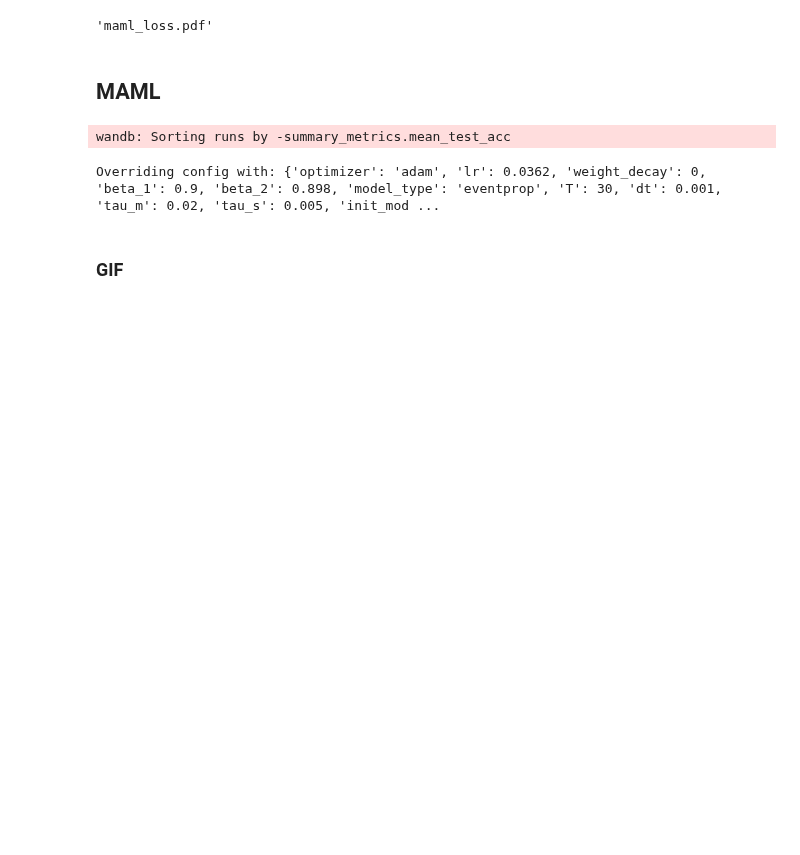
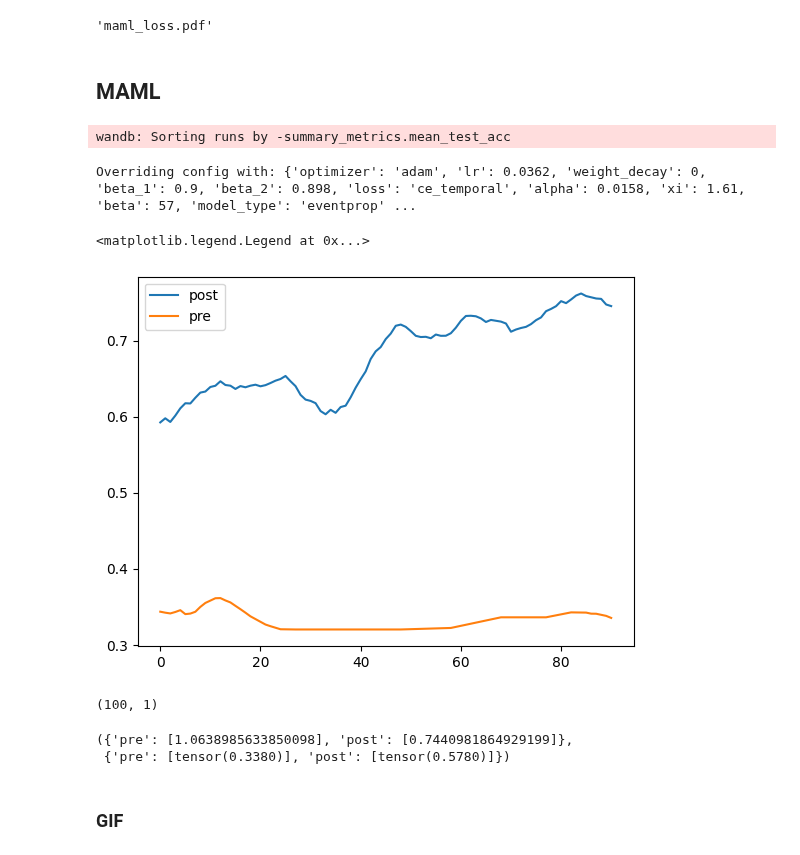
Before and after one commit to GabrielBena/pytorch-eventprop, a Jupyter notebook: scripts/meta-learning/MAML.ipynb, the cells around one changed output. Cells and saved outputs as stored; diff of their text form; code cells hidden in the pictures; blank space fills up the shorter version.

Commit message:
main wandb training

```diff
--- a/scripts/meta-learning/MAML.ipynb
+++ b/scripts/meta-learning/MAML.ipynb
@@ -318,11 +318,11 @@ torchviz.make_dot(outer_loss, dict(model.named_parameters())).render("maml_loss"
 from eventprop.meta import MAML
 import wandb
 # %%
-outer_optim_config = {"meta_lr": 1e-3}
+outer_optim_config = {"meta_lr": 1e-1}
 
 meta_config = {
     "n_epochs": 100,
-    "num_shots": 100,
+    "num_shots": 10,
     "n_samples_test": 1000,
     "first_order": True,
     "learn_step_size": False,
@@ -366,10 +366,35 @@ if use_best_sweep_params:
     config.update(best_params, allow_val_change=True)
 # %% [output]
 wandb: Sorting runs by -summary_metrics.mean_test_acc
-Overriding config with: {'optimizer': 'adam', 'lr': 0.0362, 'weight_decay': 0, 'beta_1': 0.9, 'beta_2': 0.898, 'model_type': 'eventprop', 'T': 30, 'dt': 0.001, 'tau_m': 0.02, 'tau_s': 0.005, 'init_mod ...
+Overriding config with: {'optimizer': 'adam', 'lr': 0.0362, 'weight_decay': 0, 'beta_1': 0.9, 'beta_2': 0.898, 'loss': 'ce_temporal', 'alpha': 0.0158, 'xi': 1.61, 'beta': 57, 'model_type': 'eventprop' ...
 # %%
 model = SNN(dims, **config).to(config["device"])
 maml_trainer = MAML(model, config)
+# %%
+all_results = []
+pbar = tqdm(range(1000))
+for _ in pbar:
+    outer_loss, results = maml_trainer.get_outer_loss(training_batch, train=True)
+    pbar.set_postfix(results[1])
+    all_results.append(results)
+# %%
+post_accs = np.array([r[1]["post"] for r in all_results]).squeeze()
+pre_accs = np.array([r[1]["pre"] for r in all_results]).squeeze()
+plt.plot(np.convolve(post_accs, np.ones(10) / 10, mode="valid"), label="post")
+plt.plot(np.convolve(pre_accs, np.ones(10) / 10, mode="valid"), label="pre")
+plt.legend()
+# %% [output]
+<matplotlib.legend.Legend at 0x...>
+[figure, added]
+# %%
+np.array([r[1]["post"] for r in all_results]).shape
+# %% [output]
+(100, 1)
+# %%
+results
+# %% [output]
+({'pre': [1.0638985633850098], 'post': [0.7440981864929199]},
+ {'pre': [tensor(0.3380)], 'post': [tensor(0.5780)]})
 # %% [markdown]
 ### GIF
 # %%
```
Also changed, not shown: parts of 4 cells of this notebook, 2 other files.
